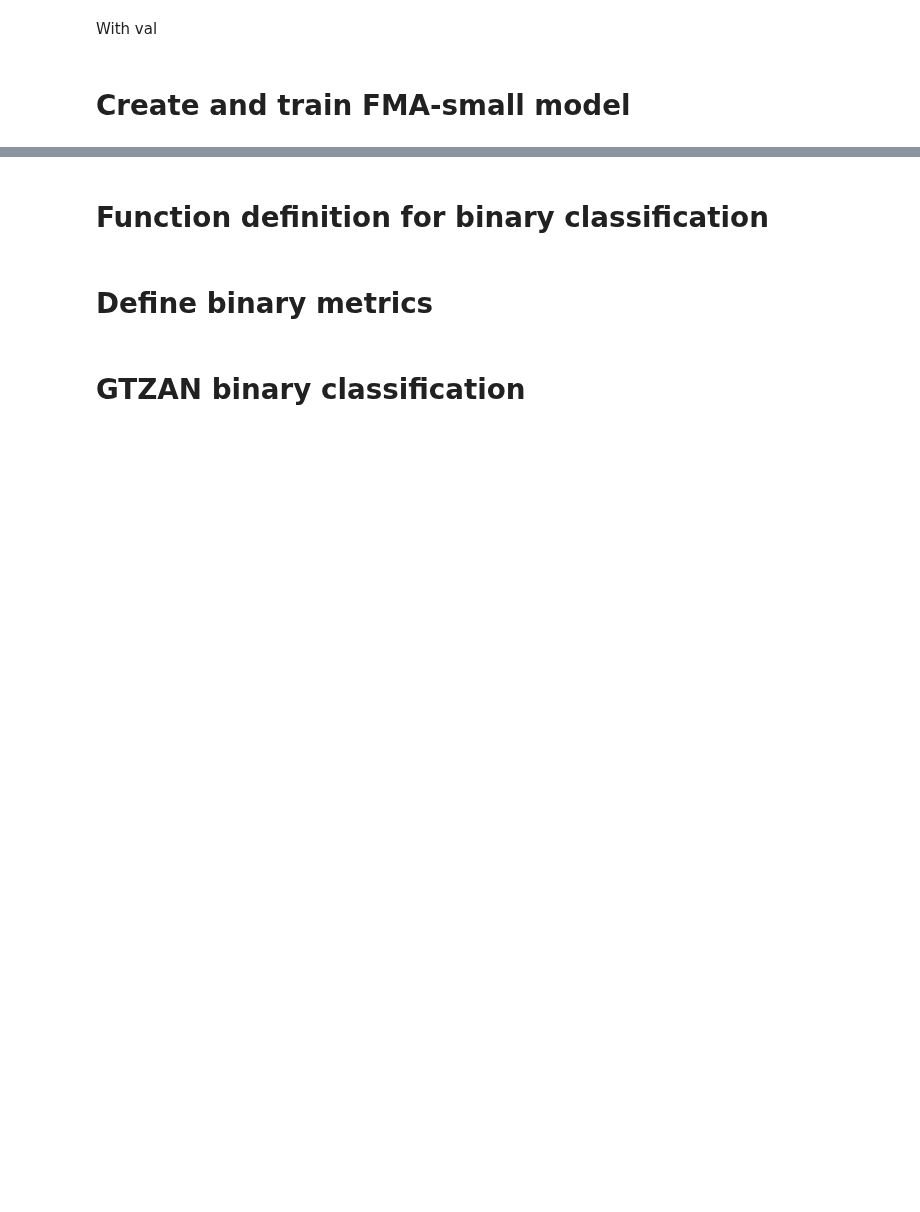
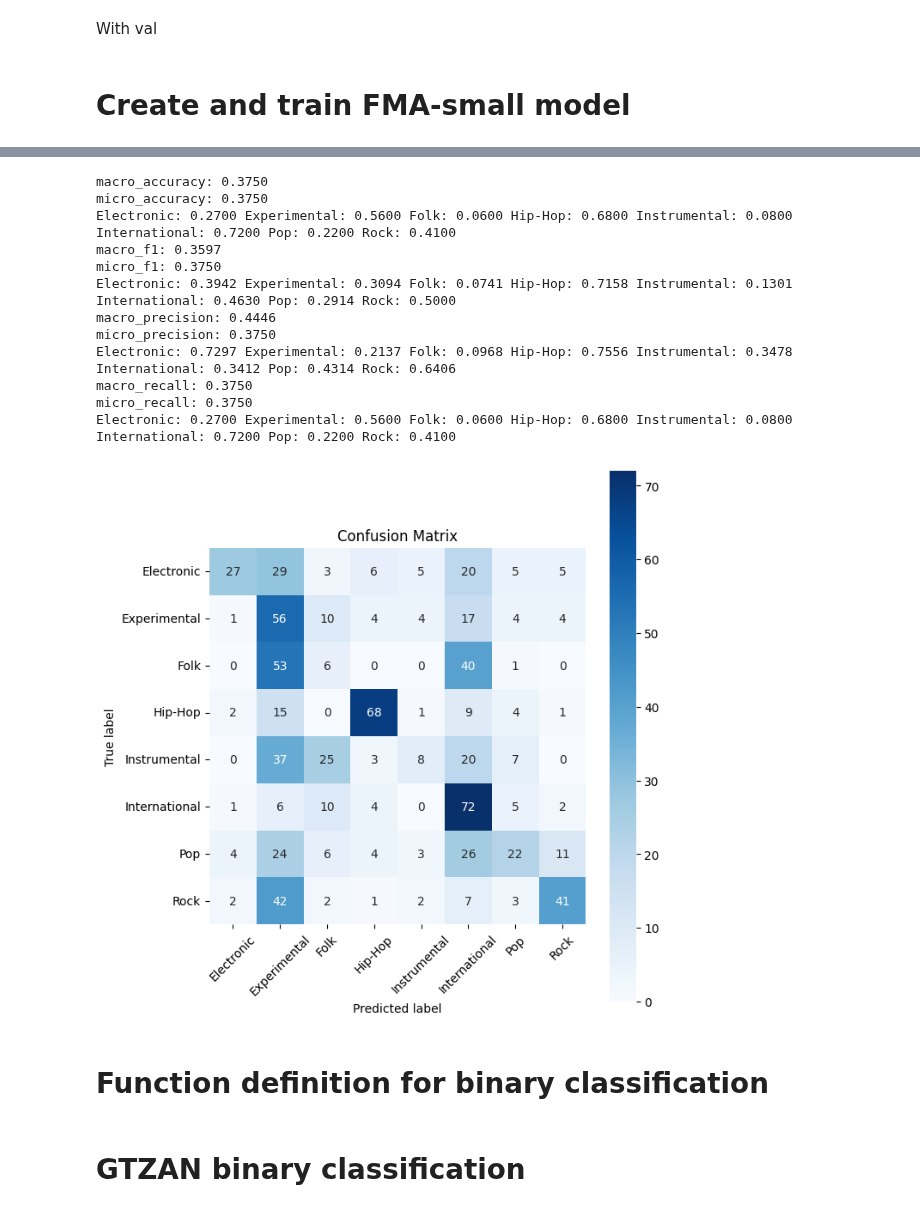
Before and after one commit to kadamczak/metric_analysis, a Jupyter notebook: src/tests.ipynb, the cells around one changed output, grey strips where cells are left out. Saved outputs shown, nothing was run; the diff lists cells and outputs as text; code cells hidden in the pictures; blank space fills up the shorter version.

```diff
--- a/src/tests.ipynb
+++ b/src/tests.ipynb
@@ -518,7 +579,21 @@ Test Accuracy: 37.875%
+# %%
+results_fma_small = test_loop(model_fma_small, fma_small_full_multiclass_metrics, fma_small_top_classes, fma_small_test_dl)
+# %% [output]
+macro_accuracy: 0.3750
+micro_accuracy: 0.3750
+Electronic: 0.2700 Experimental: 0.5600 Folk: 0.0600 Hip-Hop: 0.6800 Instrumental: 0.0800 International: 0.7200 Pop: 0.2200 Rock: 0.4100
+macro_f1: 0.3597
+micro_f1: 0.3750
+Electronic: 0.3942 Experimental: 0.3094 Folk: 0.0741 Hip-Hop: 0.7158 Instrumental: 0.1301 International: 0.4630 Pop: 0.2914 Rock: 0.5000
+macro_precision: 0.4446
+micro_precision: 0.3750
+Electronic: 0.7297 Experimental: 0.2137 Folk: 0.0968 Hip-Hop: 0.7556 Instrumental: 0.3478 International: 0.3412 Pop: 0.4314 Rock: 0.6406
+macro_recall: 0.3750
+micro_recall: 0.3750
+Electronic: 0.2700 Experimental: 0.5600 Folk: 0.0600 Hip-Hop: 0.6800 Instrumental: 0.0800 International: 0.7200 Pop: 0.2200 Rock: 0.4100
+[figure, added]
 # %% [markdown]
 # Function definition for binary classification
 # %%
 def trim_dataframe_to_binary_classification(df, class1, class2):
     return df[(df['genre'] == class1) | (df['genre'] == class2)]
-# %% [markdown]
-# Define binary metrics
```
Also changed, not shown: parts of 32 cells of this notebook.
